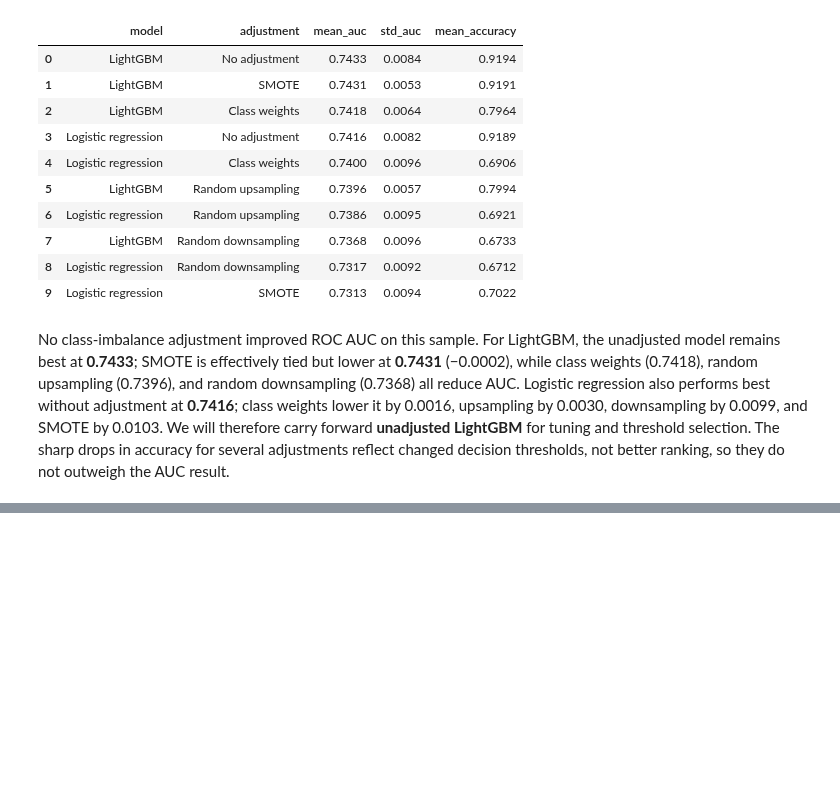
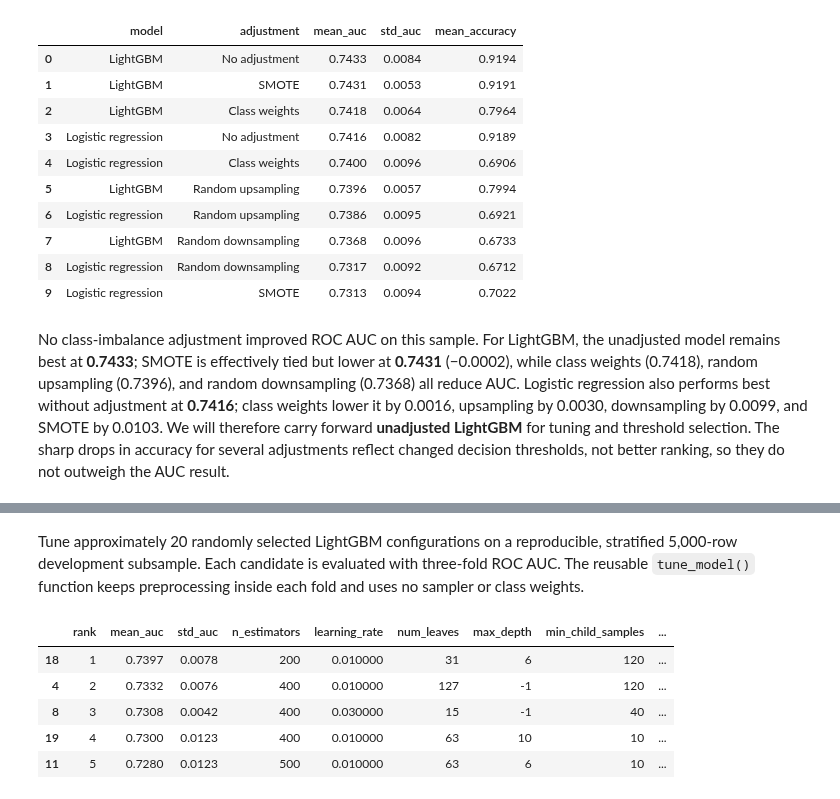
Before and after one commit to ivafearnow/Home-Credit-Project, a Jupyter notebook: notebooks/02_modeling.ipynb, the cells around one changed output, grey strips where cells are left out. Drawn from its saved outputs; the diff is of its cells as text; code cells hidden in the pictures; blank space fills up the shorter version.

Commit message:
Add hyperparameter tuning

```diff
--- a/notebooks/02_modeling.ipynb
+++ b/notebooks/02_modeling.ipynb
@@ -233,0 +238,45 @@ No class-imbalance adjustment improved ROC AUC on this sample. For LightGBM, the
+# %% [markdown]
+Tune approximately 20 randomly selected LightGBM configurations on a reproducible, stratified 5,000-row development subsample. Each candidate is evaluated with three-fold ROC AUC. The reusable `tune_model()` function keeps preprocessing inside each fold and uses no sampler or class weights.
+# %%
+from src.models.modeling import tune_model
+
+tuning_model = LGBMClassifier(n_jobs=1, random_state=RANDOM_STATE, verbosity=-1)
+tuning_space = {
+    'model__n_estimators': [200, 300, 400, 500, 600],
+    'model__learning_rate': [0.01, 0.03, 0.05, 0.08, 0.10],
+    'model__num_leaves': [15, 31, 63, 127],
+    'model__max_depth': [-1, 4, 6, 8, 10],
+    'model__min_child_samples': [10, 20, 40, 80, 120],
+    'model__subsample': [0.70, 0.80, 0.90, 1.00],
+    'model__colsample_bytree': [0.60, 0.75, 0.90, 1.00],
+    'model__reg_alpha': [0.0, 0.001, 0.01, 0.1, 1.0],
+    'model__reg_lambda': [0.0, 0.001, 0.01, 0.1, 1.0],
+}
+lightgbm_search = tune_model(
+    model=tuning_model,
+    param_distributions=tuning_space,
+    X=X,
+    y=y,
+    strategy='none',
+)
+
+parameter_columns = [f'param_{name}' for name in tuning_space]
+top_configurations = (
+    pd.DataFrame(lightgbm_search.cv_results_)
+    .nsmallest(5, 'rank_test_score')
+    [['rank_test_score', 'mean_test_score', 'std_test_score', *parameter_columns]]
+    .rename(columns={
+        'rank_test_score': 'rank',
+        'mean_test_score': 'mean_auc',
+        'std_test_score': 'std_auc',
+        **{f'param_{name}': name.removeprefix('model__') for name in tuning_space},
+    })
+)
+top_configurations.style.format({'mean_auc': '{:.4f}', 'std_auc': '{:.4f}'})
+# %% [output]
+|  | rank | mean_auc | std_auc | n_estimators | learning_rate | num_leaves | max_depth | min_child_samples | ... |
+| 18 | 1 | 0.7397 | 0.0078 | 200 | 0.010000 | 31 | 6 | 120 | ... |
+| 4 | 2 | 0.7332 | 0.0076 | 400 | 0.010000 | 127 | -1 | 120 | ... |
+| 8 | 3 | 0.7308 | 0.0042 | 400 | 0.030000 | 15 | -1 | 40 | ... |
+| 19 | 4 | 0.7300 | 0.0123 | 400 | 0.010000 | 63 | 10 | 10 | ... |
+| 11 | 5 | 0.7280 | 0.0123 | 500 | 0.010000 | 63 | 6 | 10 | ... |
```
Also changed, not shown: parts of 6 cells of this notebook.
